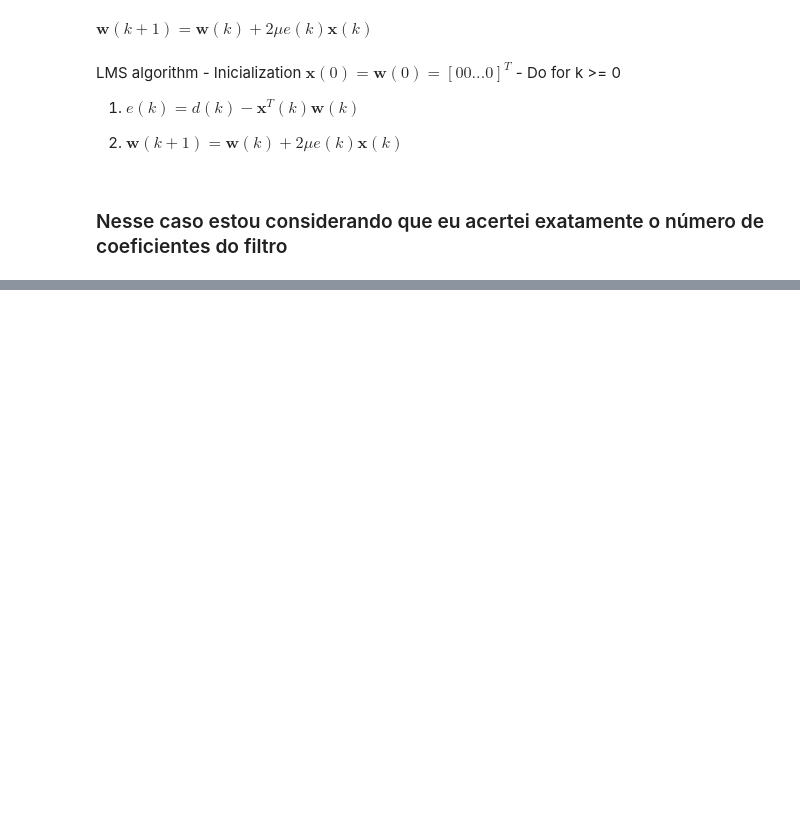
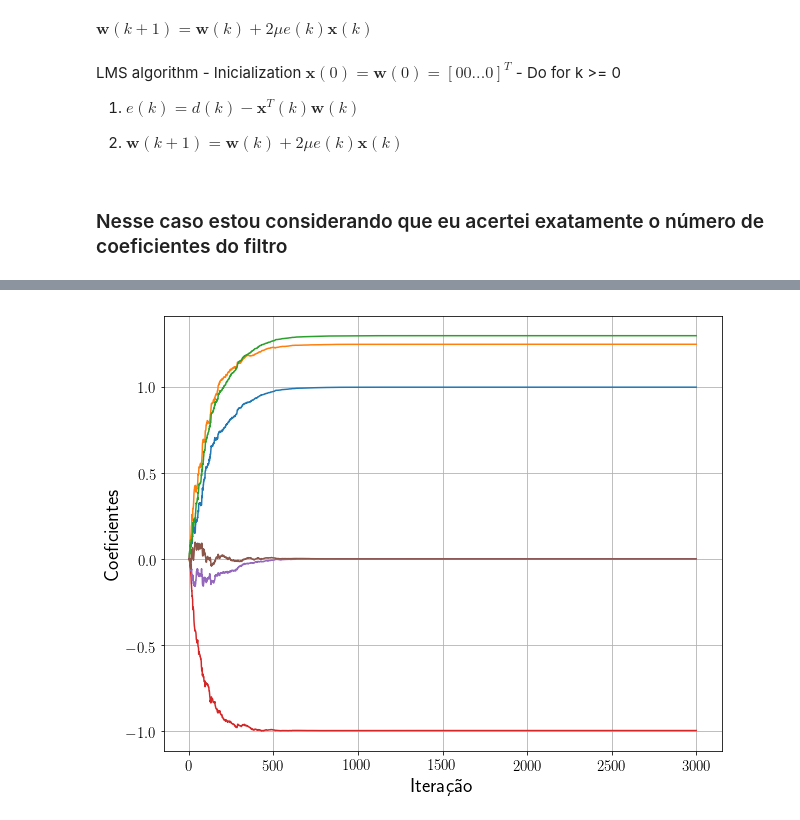
Before and after one commit to mesquita/elementos, a Jupyter notebook: lista_5/code/Lista_5.ipynb, the cells around one changed output, grey strips where cells are left out. Cells and saved outputs as stored; diff of their text form; code cells hidden in the pictures; blank space fills up the shorter version.

```diff
--- a/lista_5/code/Lista_5.ipynb
+++ b/lista_5/code/Lista_5.ipynb
@@ -94,3 +223,49 @@ for mc in range(n_mc):
+# %%
+primeiro_coef = []
+segundo_coef = []
+terceiro_coef = []
+quarto_coef = []
+quinto_coef = []
+sexto_coef = []
+for coef in coeficientes:
+    primeiro_coef += [coef[0]]
+    segundo_coef += [coef[1]]
+    terceiro_coef += [coef[2]]
+    quarto_coef += [coef[3]]
+    quinto_coef += [coef[4]]
+    sexto_coef += [coef[5]]
+# %%
+
+plt.rcParams['font.size'] = 20
+plt.rcParams['axes.labelsize'] = 20
+plt.rcParams['axes.labelweight'] = 'bold'
+plt.rcParams['xtick.labelsize'] = 15
+plt.rcParams['ytick.labelsize'] = 15
+plt.rcParams['legend.fontsize'] = 20
+plt.rcParams['figure.titlesize'] = 12
+plt.rcParams['figure.figsize'] = 10, 8
+plt.rcParams['text.usetex'] = True
+
+
+fig, ax1 = plt.subplots()
+
+ax1.plot(range(len(primeiro_coef)), primeiro_coef)
+ax1.plot(range(len(primeiro_coef)), segundo_coef)
+ax1.plot(range(len(primeiro_coef)), terceiro_coef)
+ax1.plot(range(len(primeiro_coef)), quarto_coef)
+ax1.plot(range(len(primeiro_coef)), quinto_coef)
+ax1.plot(range(len(primeiro_coef)), sexto_coef)
+
+
+ax1.set_ylabel(r'Coeficientes')
+ax1.set_xlabel(r'Iteração')
+ax1.grid(True)
+
+
+plt.savefig('coeficientes.eps', transparent=True, optimize=True, bbox_inches='tight')
+plt.show()
+# %% [output]
+[figure, added]
 # %%
 w_prox
 # %% [output]
```
Also changed, not shown: parts of 23 cells of this notebook, 11 other files.
